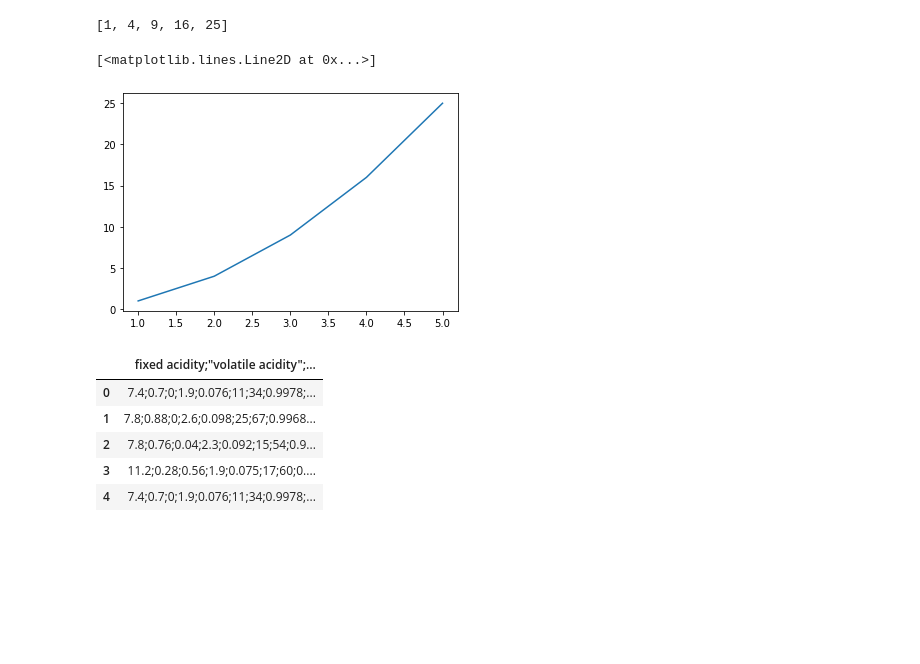
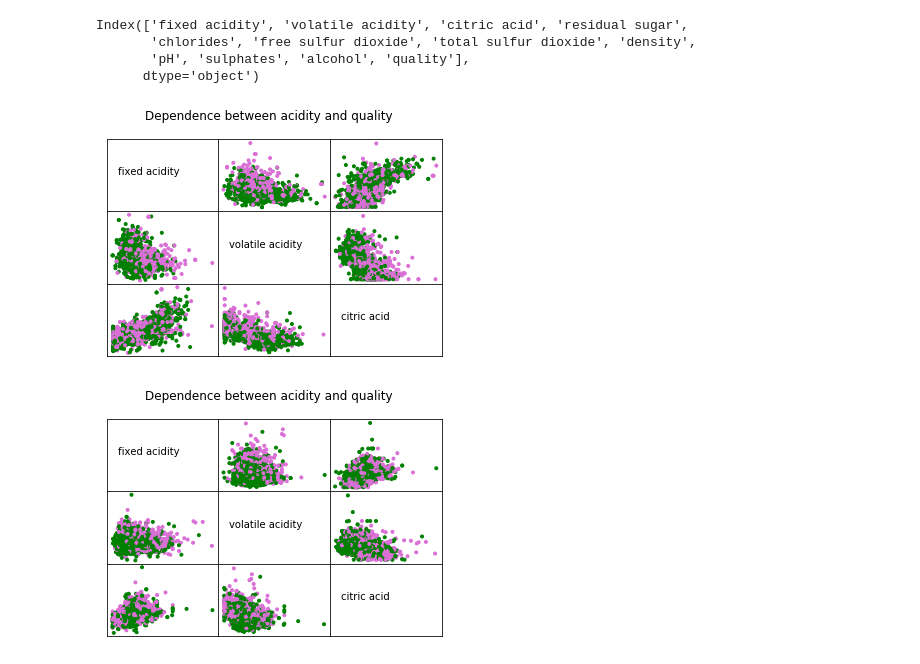
Before and after one commit to tsergien/sommelier, a Jupyter notebook: Untitled1.ipynb, the cells around one changed output. Saved outputs shown, nothing was run; the diff lists cells and outputs as text; code cells hidden in the pictures; blank space fills up the shorter version.

Commit message:
scatter

```diff
--- a/Untitled1.ipynb
+++ b/Untitled1.ipynb
@@ -4,22 +1,56 @@ import pandas as pd
-# %%
-x = [1, 2, 3, 4, 5]
-y = [1, 4, 9, 16, 25]
-print(y)
-# %% [output]
-[1, 4, 9, 16, 25]
-# %%
-matplotlib.pyplot.plot(x, y)
-# %% [output]
-[<matplotlib.lines.Line2D at 0x...>]
-[figure, removed]
-# %%
-data_r = pd.read_csv("resources/winequality-red.csv")
-data_r = pd.read_csv("resources/winequality-white.csv")
-ptiny
-# %% [output]
-|  | fixed acidity;"volatile acidity";... |
-| 0 | 7.4;0.7;0;1.9;0.076;11;34;0.9978;... |
-| 1 | 7.8;0.88;0;2.6;0.098;25;67;0.9968... |
-| 2 | 7.8;0.76;0.04;2.3;0.092;15;54;0.9... |
-| 3 | 11.2;0.28;0.56;1.9;0.075;17;60;0.... |
-| 4 | 7.4;0.7;0;1.9;0.076;11;34;0.9978;... |
+# %%
+from matplotlib import pyplot as plt
+import pandas as pd
+
+# You are allowed to import and use the matplotlib, pandas, and the standard python
+# libraries for this project.
+
+# ◦ You are NOT allowed to use pandas DataFrame math/matrix methods (i.e.
+# ‘.T’, ‘.transpose’, ‘.dot’, ‘.add’, ‘.divide’, ‘.mean’, ‘.std’, etc. . . )
+
+# • You are NOT allowed to directly import and use libraries like: numpy, scipy, scikitlearn, tensorflow, etc
+
+
+white_df = pd.read_csv("resources/winequality-white.csv", sep=";")
+red_df = pd.read_csv("resources/winequality-red.csv", sep=";")
+
+print(red_df.columns)
+
+
+def plot_scatter_matrix(wine_data, good_threshold, bad_threshold, save_plot=False):
+    assert good_threshold > bad_threshold, "Please, enter good_treshold sctrictly > than bad_treshold"
+    q = wine_data['quality']
+
+    labels = ['fixed acidity', 'volatile acidity', 'citric acid']
+    f, axarr = plt.subplots(3, 3)
+    f.suptitle('Dependence between acidity and quality')
+    k = 0
+    f.subplots_adjust(wspace=0, hspace=0)
+    for x in [wine_data['fixed acidity'], wine_data['volatile acidity'], wine_data['citric acid']]:
+        j = 0
+        for y in [wine_data['fixed acidity'], wine_data['volatile acidity'], wine_data['citric acid']]:
+            axarr[k][j].set_xticks([])
+            axarr[k][j].set_yticks([])
+            if k == j:
+                axarr[k][j].text(0.1, 0.5, labels[k])
+            else:
+                colors = [('orchid' if q[i]<= bad_threshold else ('green' if q[i]>=good_threshold else '')) for i in range(wine_data.shape[0])]
+                axarr[k][j].scatter(x, y, marker='.', c=colors)
+            j+=1
+        k+=1
+
+    plt.savefig('fig' + str(k)+str(j)+'.png')
+
+
+
+
+
+plot_scatter_matrix(red_df, 6, 5)
+plot_scatter_matrix(white_df, 6, 5)
+# %% [output]
+Index(['fixed acidity', 'volatile acidity', 'citric acid', 'residual sugar',
+       'chlorides', 'free sulfur dioxide', 'total sulfur dioxide', 'density',
+       'pH', 'sulphates', 'alcohol', 'quality'],
+      dtype='object')
+[figure, added]
+[figure, added]
```
Also changed, not shown: parts of 1 cell of this notebook.
